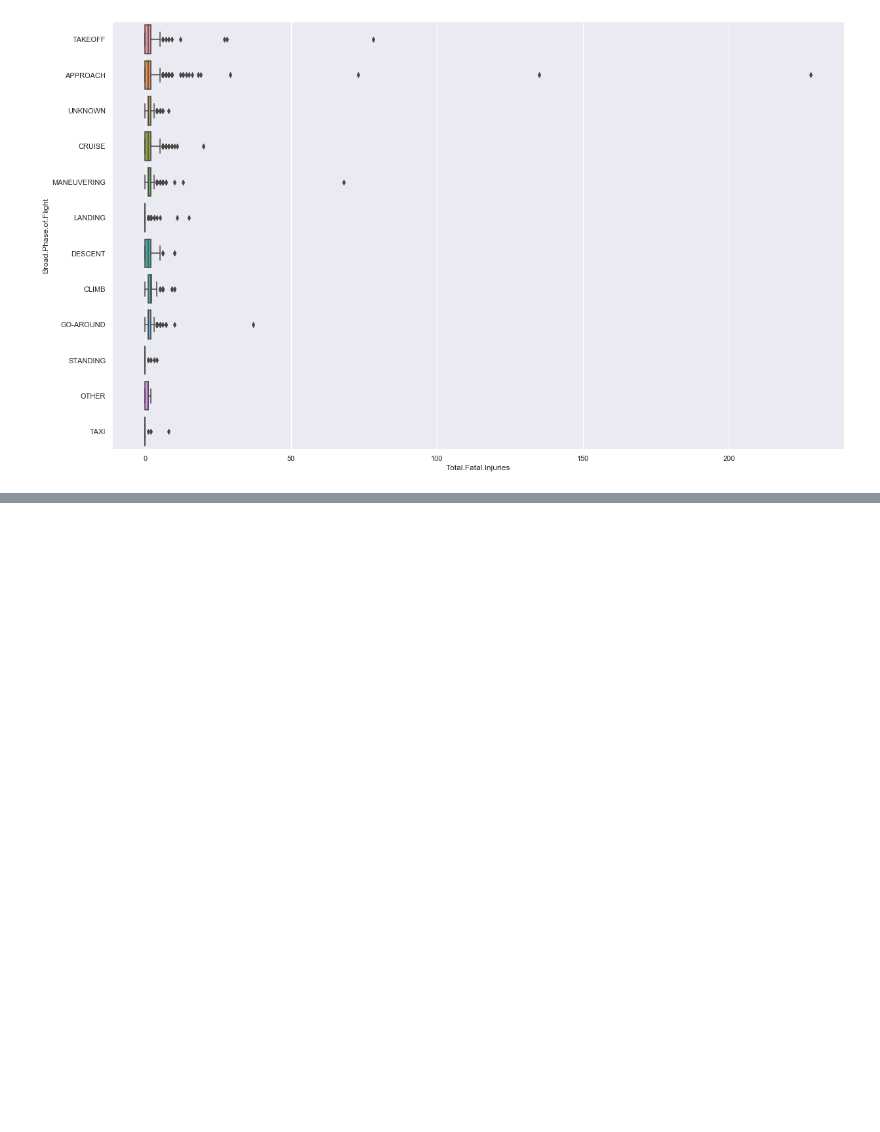
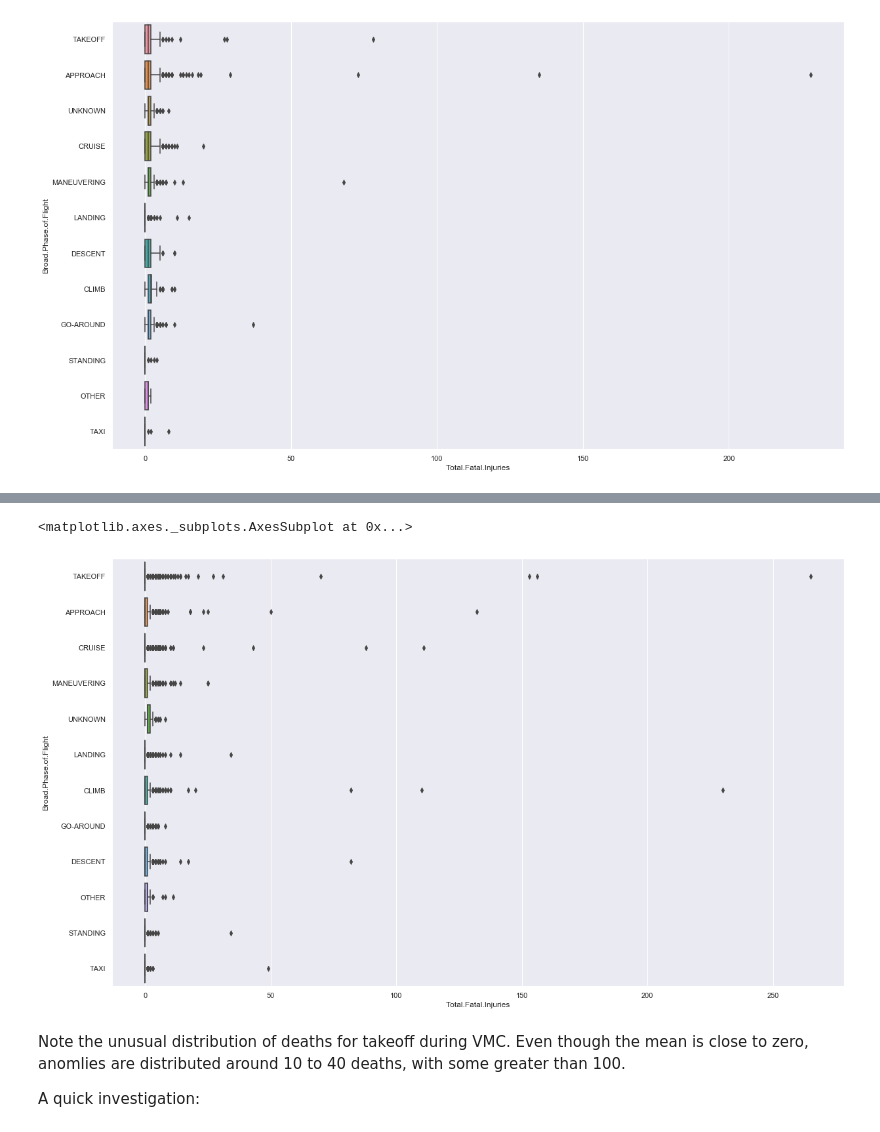
Before and after one commit to hienvantran/CZ1015_FS4_project, a Jupyter notebook: Analysis on no. of fatalities.ipynb, the cells around one changed output, grey strips where cells are left out. Saved outputs shown, nothing was run; the diff lists cells and outputs as text; code cells hidden in the pictures; blank space fills up the shorter version.

```diff
--- a/Analysis on no. of fatalities.ipynb
+++ b/Analysis on no. of fatalities.ipynb
@@ -353,0 +372,12 @@ Here the distribution of deaths is much more distinct, and it is from here we ca
+# %%
+air5=air4[(air4["Weather.Condition"]=="VMC")]
+jointDF4 = pd.concat([air5['Total.Fatal.Injuries'], air5['Broad.Phase.of.Flight'].reindex(index=air5['Total.Fatal.Injuries'].index)], sort = False, axis = 1)
+f, axes = plt.subplots(1, 1, figsize=(20, 12))
+sb.boxplot(x="Total.Fatal.Injuries", y="Broad.Phase.of.Flight",data = jointDF4, orient = "h")
+# %% [output]
+<matplotlib.axes._subplots.AxesSubplot at 0x...>
+[figure, added]
+# %% [markdown]
+Note the unusual distribution of deaths for takeoff during VMC. Even though the mean is close to zero, anomlies are distributed around 10 to 40 deaths, with some greater than 100.
+
+A quick investigation:
```
Also changed, not shown: parts of 22 cells of this notebook.
